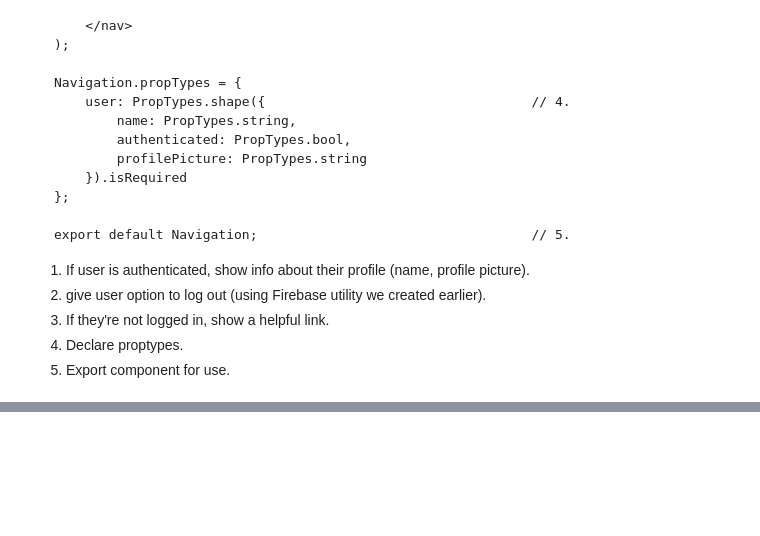
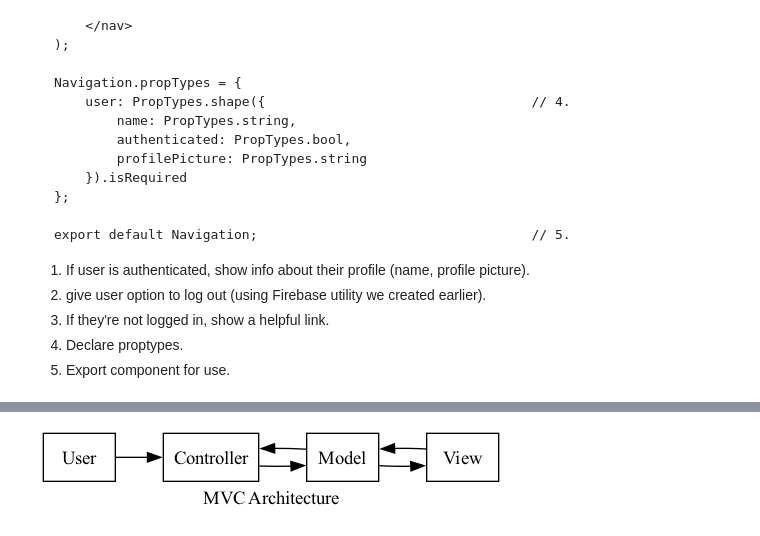
Before and after one commit to yilengyao/react-tutorial, a Jupyter notebook: React.ipynb, the cells around one changed output, grey strips where cells are left out. Drawn from its saved outputs; the diff is of its cells as text; code cells hidden in the pictures; blank space fills up the shorter version.

```diff
--- a/React.ipynb
+++ b/React.ipynb
@@ -8355,0 +8381,27 @@ export default Navigation;                                   // 5.
+# %%
+from graphviz import Digraph
+from IPython.display import Image
+
+dot = Digraph(comment='MVC Architecture', graph_attr={'label': "MVC Architecture", 'rankdir': 'LR'}, format='png')
+
+# Nodes
+dot.node('User', 'User', shape='rect')
+dot.node('Controller', 'Controller', shape='rect')
+dot.node('Model', 'Model', shape='rect')
+dot.node('View', 'View', shape='rect')
+
+# Edges
+dot.edges([
+    ('User', 'Controller'),    # User interacts with Controller
+    ('Controller', 'Model'),   # Controller updates Model
+    ('Model', 'View'),         # Model updates View
+    ('View', 'Model'),    # View can send events to Controller (optional)
+    ('Model', 'Controller')    # Model can notify Controller (optional)
+])
+
+# Render the diagram
+dot.render('mvc_architecture_dataflow', view=False)
+
+Image("./mvc_architecture_dataflow.png")
+# %% [output]
+[figure, added]
```
Also changed, not shown: parts of 7 cells of this notebook, 10 other files.
